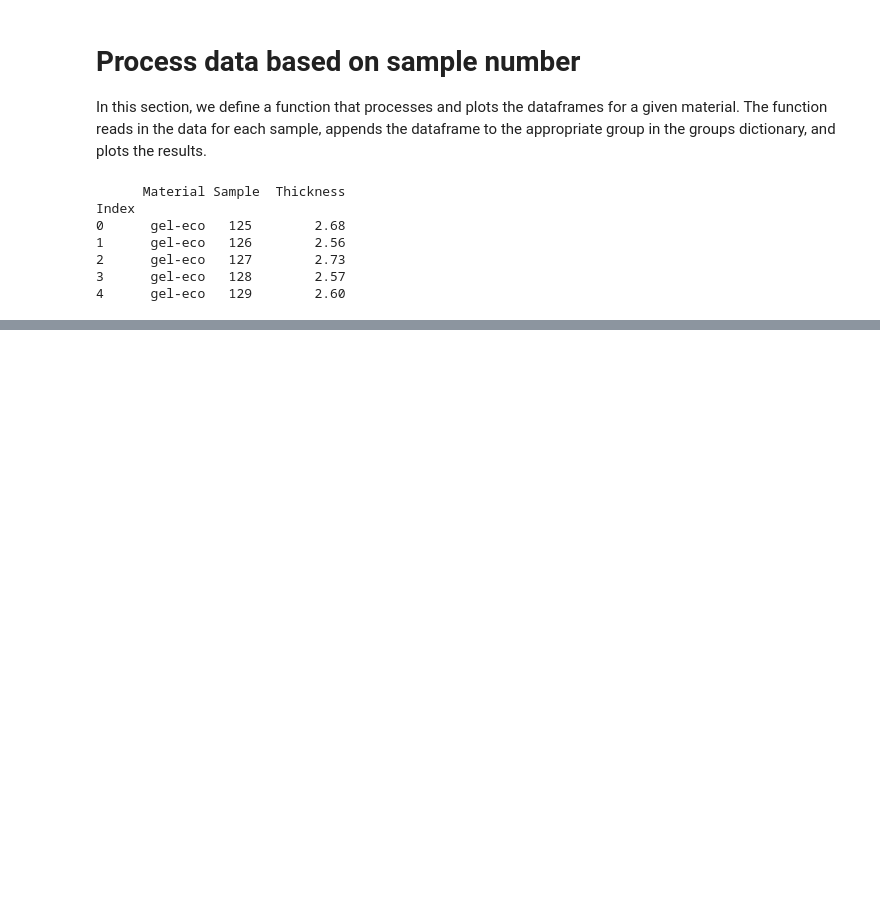
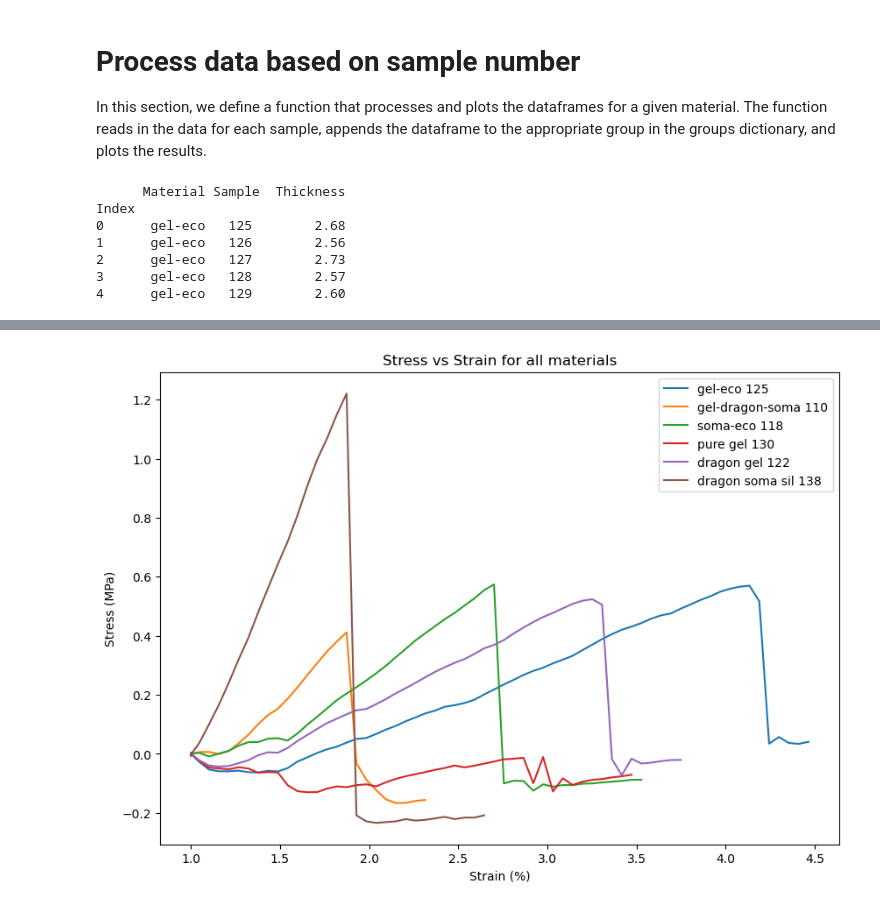
Before and after one commit to te5msride/materials_comparison, a Jupyter notebook: materials_comparison_fix.ipynb, the cells around one changed output, grey strips where cells are left out. Saved outputs shown, nothing was run; the diff lists cells and outputs as text; code cells hidden in the pictures; blank space fills up the shorter version.

```diff
--- a/materials_comparison_fix.ipynb
+++ b/materials_comparison_fix.ipynb
@@ -389,0 +342,24 @@ IndexError: index 0 is out of bounds for axis 0 with size 0
+# %%
+import random
+
+# Create the figure
+fig_force_displacement = plt.figure(figsize=(10, 7))
+ax_force_displacement = fig_force_displacement.add_subplot(111)
+
+# Define your dictionaries
+dictionaries = [gel_eco_data, gel_dragon_soma_data, soma_eco_data, pure_gel_data, dragon_gel_data, dragon_soma_sil_data]
+labels = ['gel-eco', 'gel-dragon-soma', 'soma-eco', 'pure gel', 'dragon gel', 'dragon soma sil']
+
+# Plot a random sample from each material
+for data, label in zip(dictionaries, labels):
+    sample_number = random.choice(list(data.keys()))
+    ax_force_displacement.plot(data[sample_number]['strain'], data[sample_number]['stress'], label=f'{label} {sample_number}')
+
+ax_force_displacement.set_xlabel('Strain (%)')
+ax_force_displacement.set_ylabel('Stress (MPa)')
+ax_force_displacement.set_title(f'Stress vs Strain for all materials')
+ax_force_displacement.legend()
+
+plt.show()
+# %% [output]
+[figure, added]
```
Also changed, not shown: parts of 5 cells of this notebook, 1 other file.
